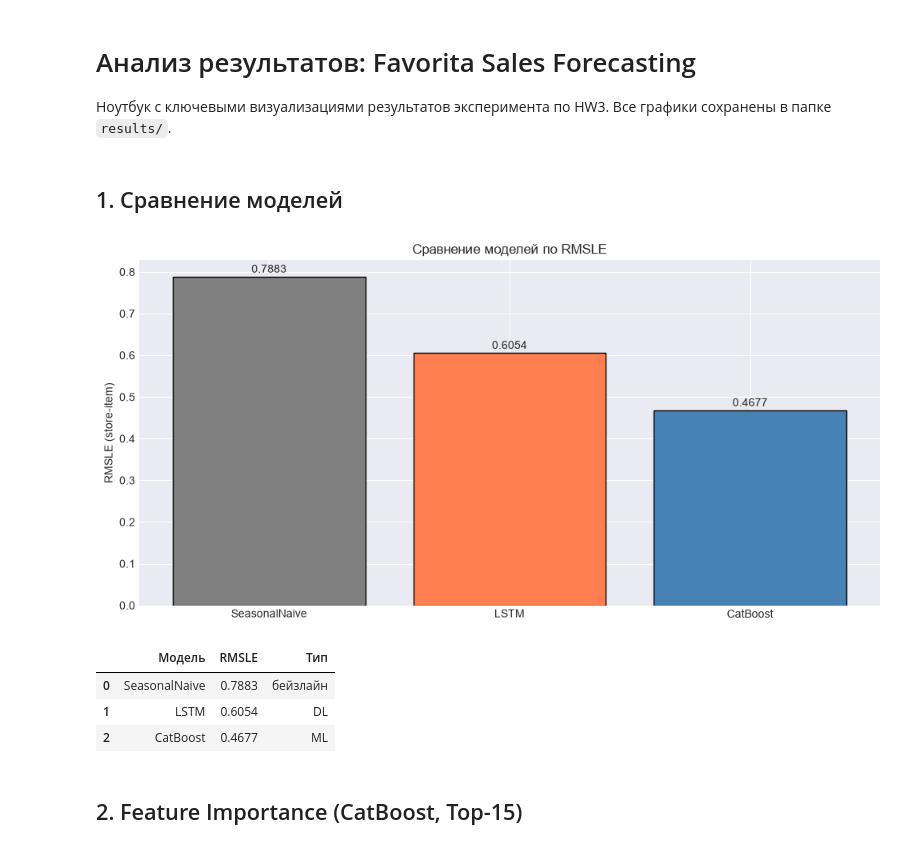
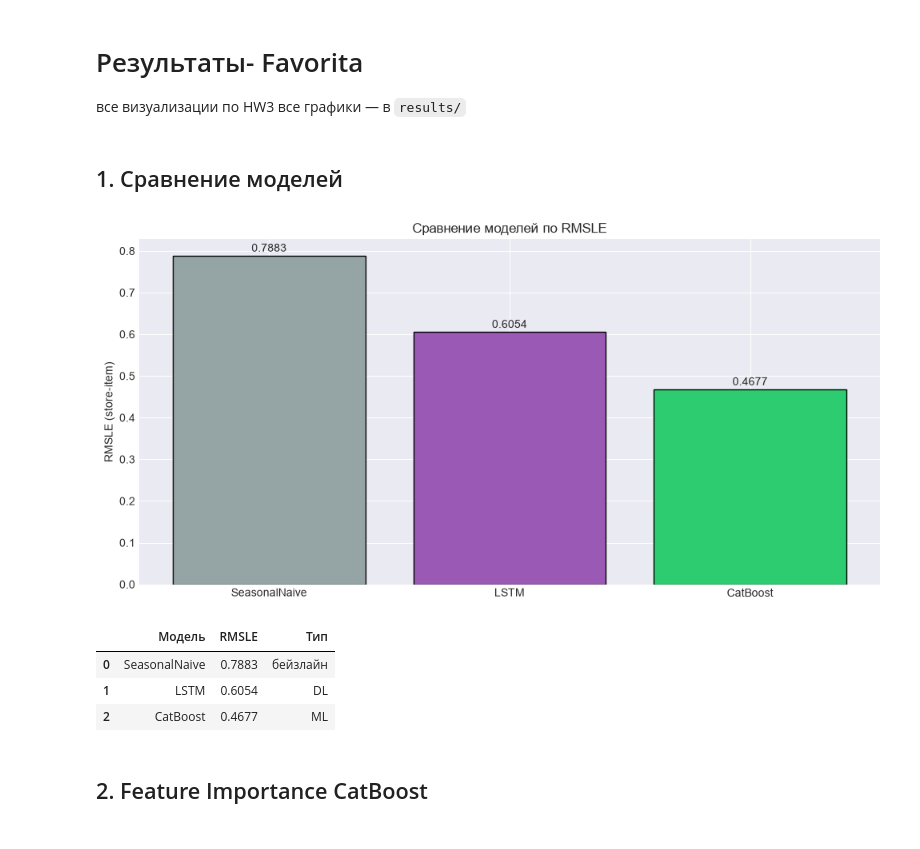
Before and after one commit to vtatiana/TS_HSE_HW3, a Jupyter notebook: results/analysis_results.ipynb, the cells around one changed output. Saved outputs shown, nothing was run; the diff lists cells and outputs as text; code cells hidden in the pictures.

```diff
--- a/results/analysis_results.ipynb
+++ b/results/analysis_results.ipynb
@@ -1,8 +1,8 @@
 # %% [markdown]
-# Анализ результатов: Favorita Sales Forecasting
+# Результаты- Favorita
 
-Ноутбук с ключевыми визуализациями результатов эксперимента по HW3.
-Все графики сохранены в папке `results/`.
+все визуализации по HW3
+все графики — в `results/`
 # %%
 import pandas as pd
 import numpy as np
@@ -15,30 +15,30 @@ RESULTS = Path("..") / "results"
 # %% [markdown]
 ## 1. Сравнение моделей
 # %%
-results = pd.DataFrame({
-    "Модель": ["SeasonalNaive", "LSTM", "CatBoost"],
-    "RMSLE": [0.7883, 0.6054, 0.4677],
-    "Тип": ["бейзлайн", "DL", "ML"],
-})
+res= pd.DataFrame({
+    "Модель": ["SeasonalNaive","LSTM","CatBoost"],
+    "RMSLE": [0.7883,0.6054,0.4677],
+    "Тип": ["бейзлайн","DL","ML"],
+                   })
 
-fig, ax = plt.subplots(figsize=(10, 5))
-colors = ["gray", "coral", "steelblue"]
-bars = ax.bar(results["Модель"], results["RMSLE"], color=colors, edgecolor="black")
+fig,ax= plt.subplots(figsize=(10,5))
+clrs= ["#95a5a6","#9b59b6","#2ecc71"]
+bars= ax.bar(res["Модель"],res["RMSLE"],color=clrs,edgecolor="black")
 ax.set_ylabel("RMSLE (store-item)")
 ax.set_title("Сравнение моделей по RMSLE")
-for bar, val in zip(bars, results["RMSLE"]):
-    ax.text(bar.get_x() + bar.get_width()/2, val + 0.01,
-            f"{val:.4f}", ha="center")
+for bar,v in zip(bars,res["RMSLE"]):
+    ax.text(bar.get_x() +bar.get_width()/2,v +0.01,
+            f"{v:.4f}",ha="center")
 plt.tight_layout()
 plt.show()
 
-results
+res
 # %% [output]
-[figure, old version]
+[figure, new version]
 |  | Модель | RMSLE | Тип |
 | 0 | SeasonalNaive | 0.7883 | бейзлайн |
 | 1 | LSTM | 0.6054 | DL |
 | 2 | CatBoost | 0.4677 | ML |
 # %% [markdown]
-## 2. Feature Importance (CatBoost, Top-15)
+## 2. Feature Importance CatBoost
 # %%
```
Also changed, not shown: parts of 5 cells of this notebook.
